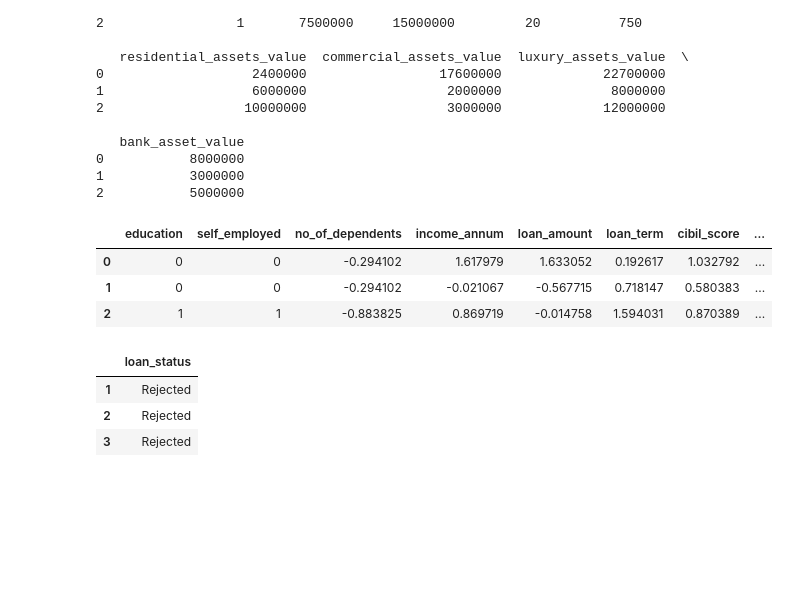
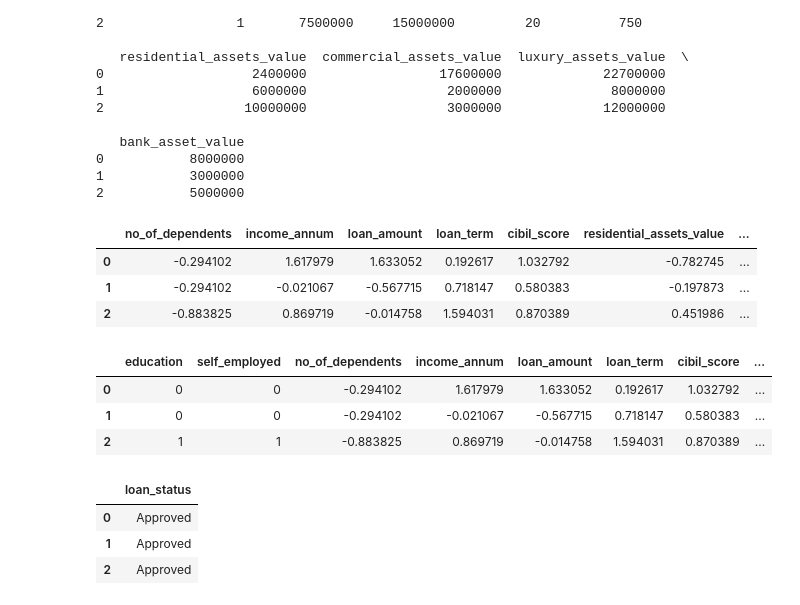
Before and after one commit to RaveenaaDeenadayalan/Loan-Approval, a Jupyter notebook: project coding.ipynb, the cells around one changed output. Drawn from its saved outputs; the diff is of its cells as text; code cells hidden in the pictures; blank space fills up the shorter version.

```diff
--- a/project coding.ipynb
+++ b/project coding.ipynb
@@ -576,6 +588,12 @@ print(scale_new_data)
 # Fit the scaler on the training data and transform the new data
 new_data_scaled = scaler.transform(scale_new_data)
 scaled_df = pd.DataFrame(new_data_scaled, columns=scale_new_data.columns)
+scaled_df.head()
+# %% [output]
+|  | no_of_dependents | income_annum | loan_amount | loan_term | cibil_score | residential_assets_value | ... |
+| 0 | -0.294102 | 1.617979 | 1.633052 | 0.192617 | 1.032792 | -0.782745 | ... |
+| 1 | -0.294102 | -0.021067 | -0.567715 | 0.718147 | 0.580383 | -0.197873 | ... |
+| 2 | -0.883825 | 0.869719 | -0.014758 | 1.594031 | 0.870389 | 0.451986 | ... |
 # %%
 new_data_df = pd.concat([cat_new_data,scaled_df], axis = 1)
 # %%
@@ -588,25 +606,25 @@ new_data_df.head()
 # %%
 # Load the saved selector
 selector = joblib.load('selector.pkl')
 best_model = joblib.load('best_model.pkl')
 
 # selecting the same top features in new data...........................
 new_data_selected = selector.transform(new_data_df)
 
 # predicting the loan status for new data using the Decision Tree model................
 new_prediction = best_model.predict(new_data_selected)
 
 status = []
 for i in new_prediction:
-    if i == 1:
+    if i == 0:
         status.append('Approved')
     else:
         status.append('Rejected')
 
 result = pd.DataFrame({'loan_status': status})
-result.set_index([pd.Index(['1', '2', '3'])])
+result
 # %% [output]
 |  | loan_status |
-| 1 | Rejected |
-| 2 | Rejected |
-| 3 | Rejected |
+| 0 | Approved |
+| 1 | Approved |
+| 2 | Approved |
```
Also changed, not shown: parts of 11 cells of this notebook, 3 other files.
